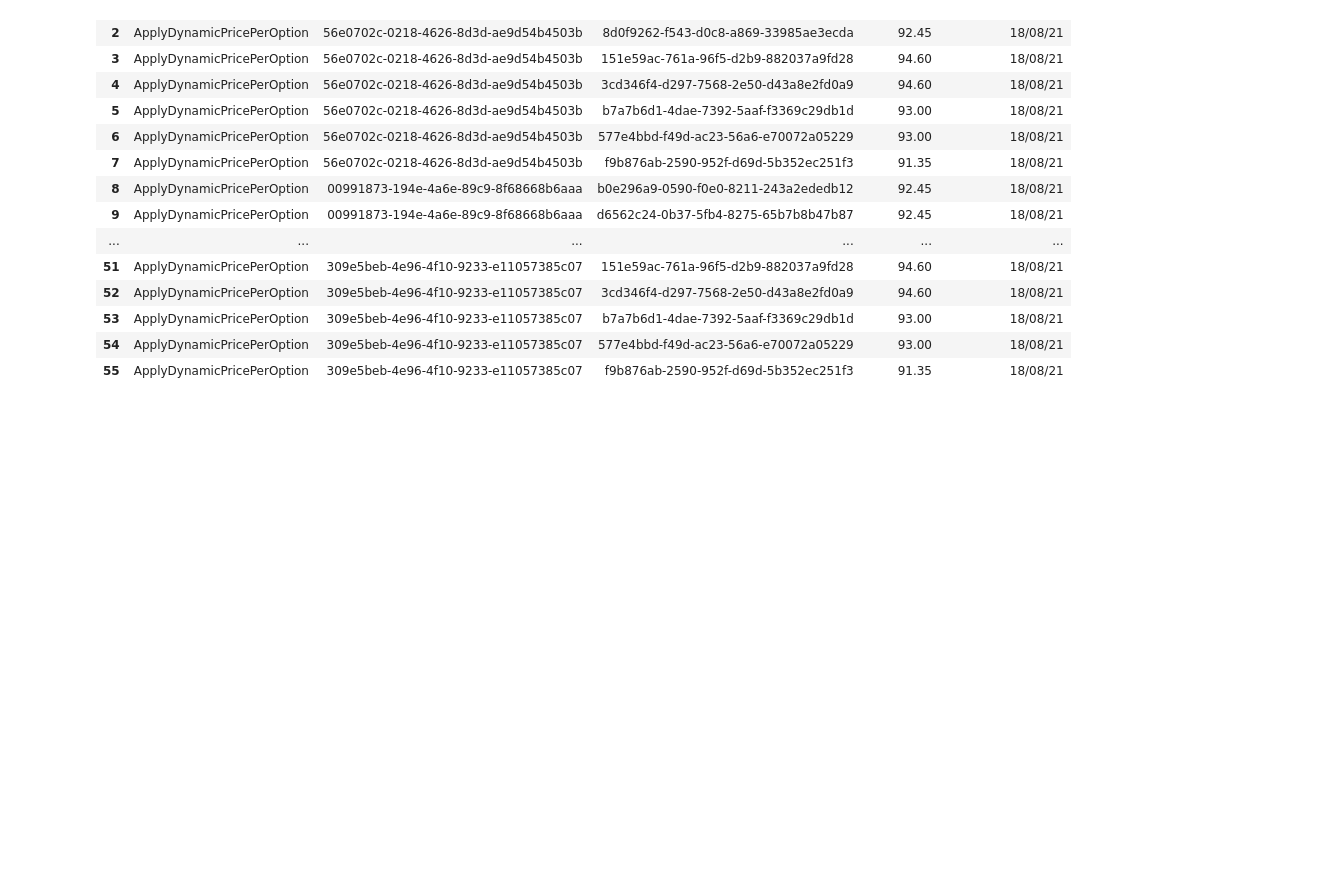
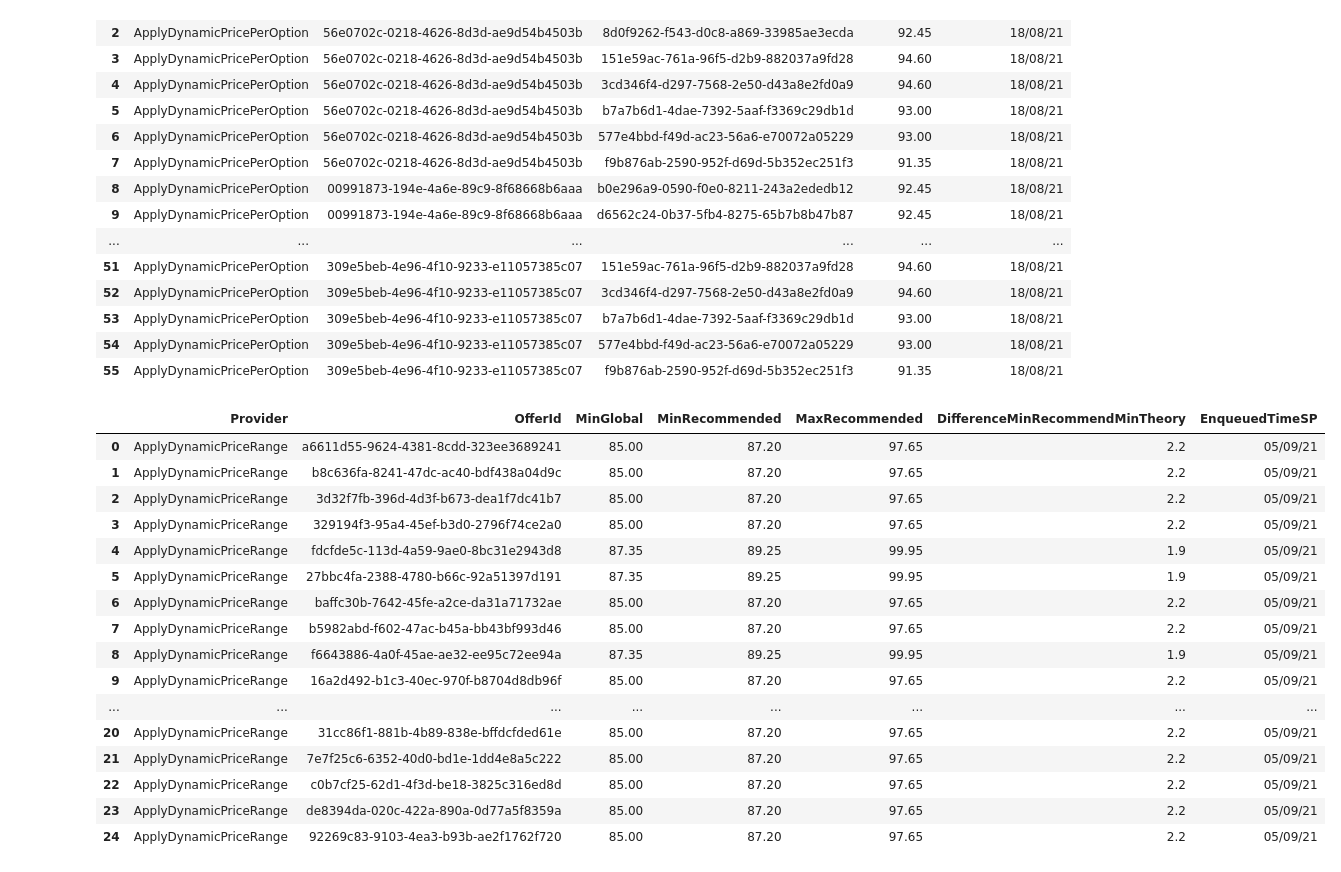
Before and after one commit to Piotr8706/Smaller_data_projects, a Jupyter notebook: Data Transformation/Analysis.ipynb, the cells around one changed output. Saved outputs shown, nothing was run; the diff lists cells and outputs as text; code cells hidden in the pictures; blank space fills up the shorter version.

```diff
--- a/Data Transformation/Analysis.ipynb
+++ b/Data Transformation/Analysis.ipynb
@@ -129,3 +129,23 @@ def dynamic_price_range(row):
 dynamic_price_range_payload = pd.DataFrame(
     [price_range for row in dynamic_price_events.apply(dynamic_price_range, axis=1) for price_range in row]
 )
+# %%
+dynamic_price_range_payload
+# %% [output]
+|  | Provider | OfferId | MinGlobal | MinRecommended | MaxRecommended | DifferenceMinRecommendMinTheory | EnqueuedTimeSP |
+| 0 | ApplyDynamicPriceRange | a6611d55-9624-4381-8cdd-323ee3689241 | 85.00 | 87.20 | 97.65 | 2.2 | 05/09/21 |
+| 1 | ApplyDynamicPriceRange | b8c636fa-8241-47dc-ac40-bdf438a04d9c | 85.00 | 87.20 | 97.65 | 2.2 | 05/09/21 |
+| 2 | ApplyDynamicPriceRange | 3d32f7fb-396d-4d3f-b673-dea1f7dc41b7 | 85.00 | 87.20 | 97.65 | 2.2 | 05/09/21 |
+| 3 | ApplyDynamicPriceRange | 329194f3-95a4-45ef-b3d0-2796f74ce2a0 | 85.00 | 87.20 | 97.65 | 2.2 | 05/09/21 |
+| 4 | ApplyDynamicPriceRange | fdcfde5c-113d-4a59-9ae0-8bc31e2943d8 | 87.35 | 89.25 | 99.95 | 1.9 | 05/09/21 |
+| 5 | ApplyDynamicPriceRange | 27bbc4fa-2388-4780-b66c-92a51397d191 | 87.35 | 89.25 | 99.95 | 1.9 | 05/09/21 |
+| 6 | ApplyDynamicPriceRange | baffc30b-7642-45fe-a2ce-da31a71732ae | 85.00 | 87.20 | 97.65 | 2.2 | 05/09/21 |
+| 7 | ApplyDynamicPriceRange | b5982abd-f602-47ac-b45a-bb43bf993d46 | 85.00 | 87.20 | 97.65 | 2.2 | 05/09/21 |
+| 8 | ApplyDynamicPriceRange | f6643886-4a0f-45ae-ae32-ee95c72ee94a | 87.35 | 89.25 | 99.95 | 1.9 | 05/09/21 |
+| 9 | ApplyDynamicPriceRange | 16a2d492-b1c3-40ec-970f-b8704d8db96f | 85.00 | 87.20 | 97.65 | 2.2 | 05/09/21 |
+| ... | ... | ... | ... | ... | ... | ... | ... |
+| 20 | ApplyDynamicPriceRange | 31cc86f1-881b-4b89-838e-bffdcfded61e | 85.00 | 87.20 | 97.65 | 2.2 | 05/09/21 |
+| 21 | ApplyDynamicPriceRange | 7e7f25c6-6352-40d0-bd1e-1dd4e8a5c222 | 85.00 | 87.20 | 97.65 | 2.2 | 05/09/21 |
+| 22 | ApplyDynamicPriceRange | c0b7cf25-62d1-4f3d-be18-3825c316ed8d | 85.00 | 87.20 | 97.65 | 2.2 | 05/09/21 |
+| 23 | ApplyDynamicPriceRange | de8394da-020c-422a-890a-0d77a5f8359a | 85.00 | 87.20 | 97.65 | 2.2 | 05/09/21 |
+| 24 | ApplyDynamicPriceRange | 92269c83-9103-4ea3-b93b-ae2f1762f720 | 85.00 | 87.20 | 97.65 | 2.2 | 05/09/21 |
```
Also changed, not shown: parts of 4 cells of this notebook.
